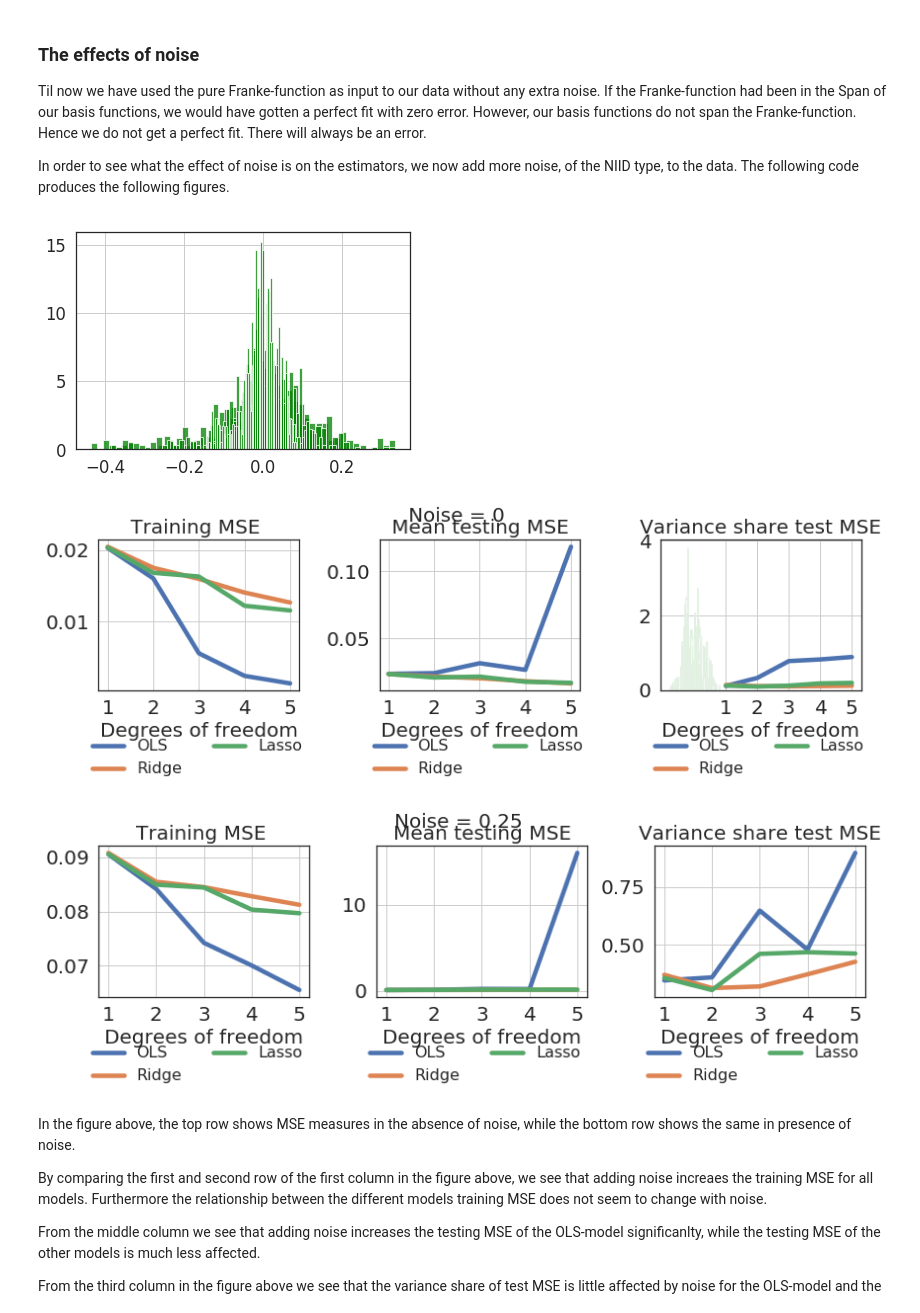
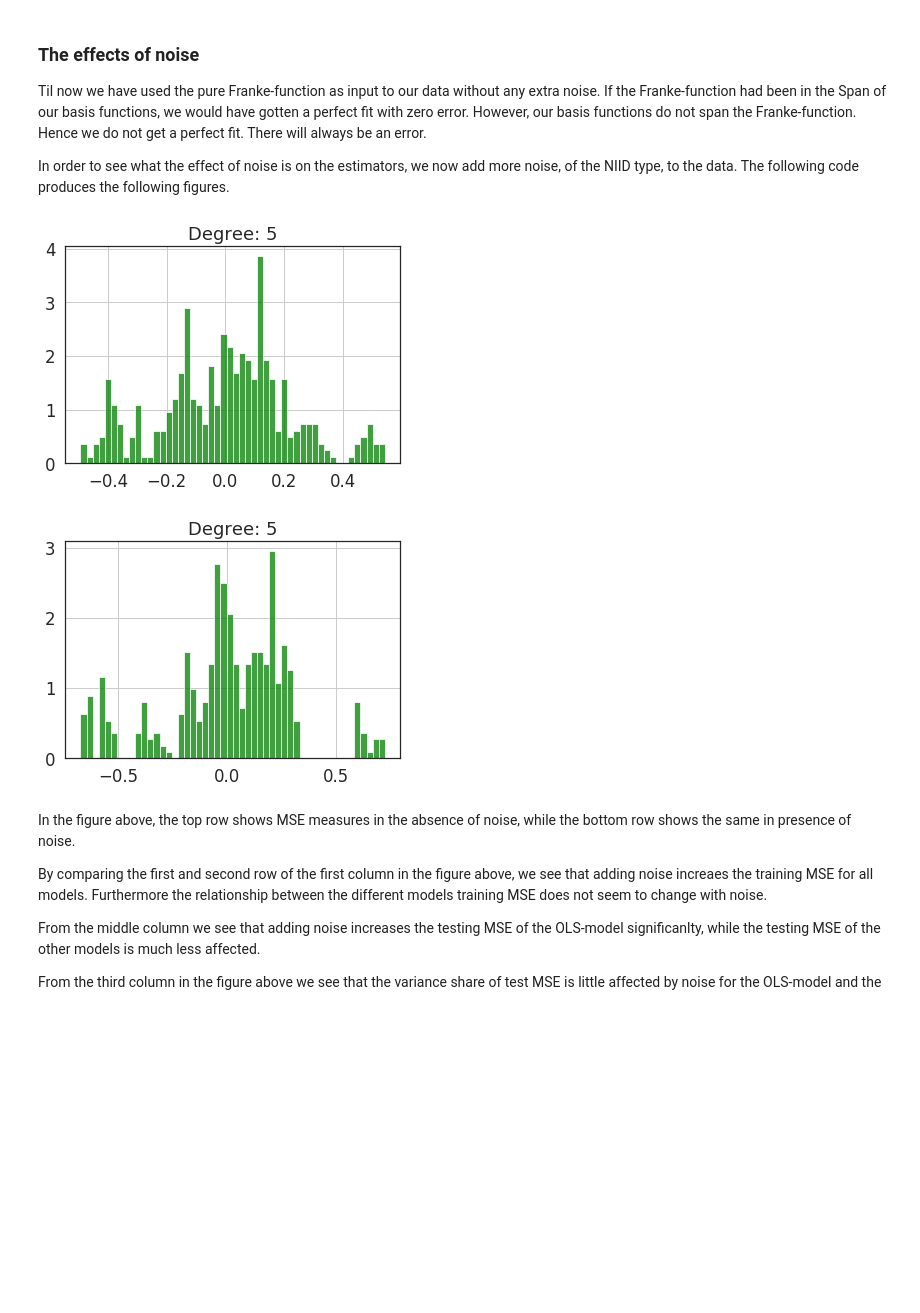
Before and after one commit to kaaja/ADAML, a Jupyter notebook: m1/m1Class.ipynb, the cells around one changed output. Drawn from its saved outputs; the diff is of its cells as text; code cells hidden in the pictures; blank space fills up the shorter version.

```diff
--- a/m1/m1Class.ipynb
+++ b/m1/m1Class.ipynb
@@ -119,12 +119,11 @@ In order to see what the effect of noise is on the estimators, we now add more n
 # %%
 noises = [0, 0.25]
 for noise in noises:
-    tst1.mseAllModels(noise, franke=True, plotResiduals=True)
-    tst1.mseAllModelsPlot()
+    tst1.mseAllModels(noise, franke=True, plotResiduals=True, residualsDegree=5)
+    #tst1.mseAllModelsPlot()
 # %% [output]
-[figure, old version]
+[figure, new version]
-[figure, old version]
+[figure, new version]
-[figure, removed]
 # %% [markdown]
 In the figure above, the top row shows MSE measures in the absence of noise, while the bottom row shows the same in presence of noise. <br>
 
```
Also changed, not shown: 2 other files.
